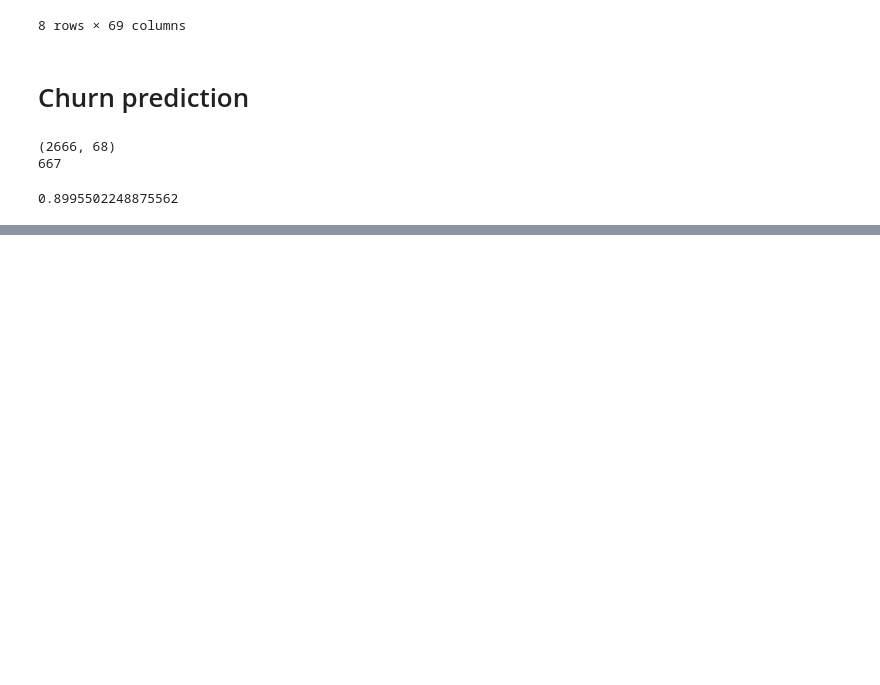
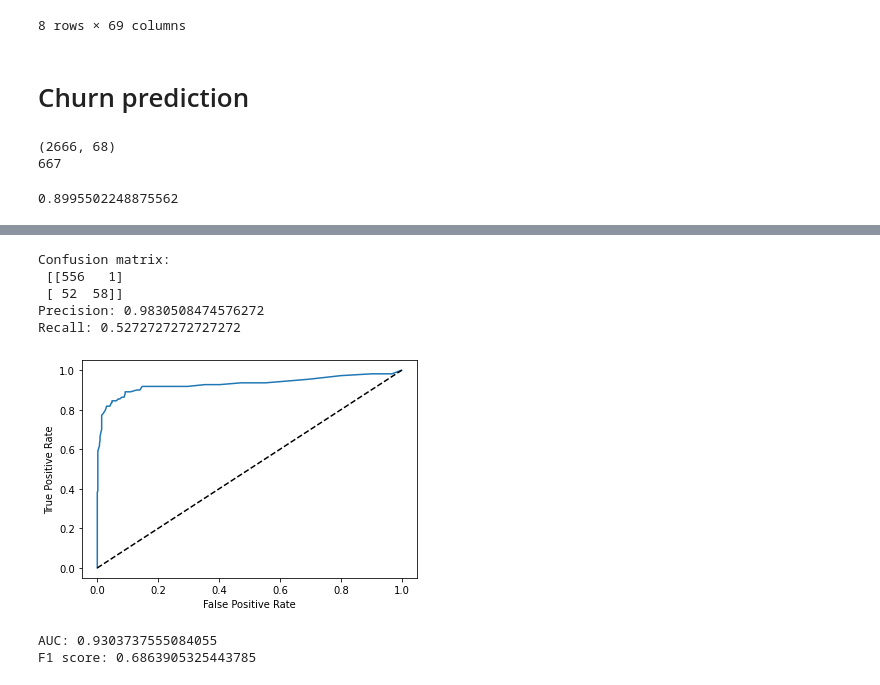
Before and after one commit to MengOonLee/Marketing_analytic, a Jupyter notebook: Tutorial/notebooks/Churn_prediction.ipynb, the cells around one changed output, grey strips where cells are left out. Cells and saved outputs as stored; diff of their text form; code cells hidden in the pictures; blank space fills up the shorter version.

```diff
--- a/Tutorial/notebooks/Churn_prediction.ipynb
+++ b/Tutorial/notebooks/Churn_prediction.ipynb
@@ -352,0 +382,45 @@ clf.score(X_test, y_test)
+# %%
+# Create feature variable
+X = telco.drop('Churn', axis=1)
+# Create target variable
+y = telco['Churn']
+# Create training and testing sets
+X_train, X_test, y_train, y_test = train_test_split(
+    X, y, test_size=0.2)
+# Instantiate the classifier
+clf = RandomForestClassifier()
+# Fit to the training data
+clf.fit(X_train, y_train)
+# Predict the labels of the test set
+y_pred = clf.predict(X_test)
+# Print confusion matrix
+print("Confusion matrix:\n", confusion_matrix(y_test, y_pred))
+# Print the precision
+print("Precision:", precision_score(y_test, y_pred))
+# Print the recall
+print("Recall:", recall_score(y_test, y_pred))
+# Generate the probabilities
+y_pred_prob = clf.predict_proba(X_test)[:, 1]
+# Calculate the roc metrics
+fpr, tpr, thresholds = roc_curve(
+    y_test, y_pred_prob)
+# Plot the ROC curve
+plt.plot(fpr, tpr)
+# Add labels and diagonal line
+plt.xlabel("False Positive Rate")
+plt.ylabel("True Positive Rate")
+plt.plot([0, 1], [0, 1], "k--")
+plt.show()
+# Print the AUC
+print("AUC:", roc_auc_score(y_test, y_pred_prob))
+# Print the F1 score
+print("F1 score:", f1_score(y_test, y_pred))
+# %% [output]
+Confusion matrix:
+ [[556   1]
+ [ 52  58]]
+Precision: 0.9830508474576272
+Recall: 0.5272727272727272
+[figure, added]
+AUC: 0.9303737555084055
+F1 score: 0.6863905325443785
```
Also changed, not shown: parts of 10 cells of this notebook.
